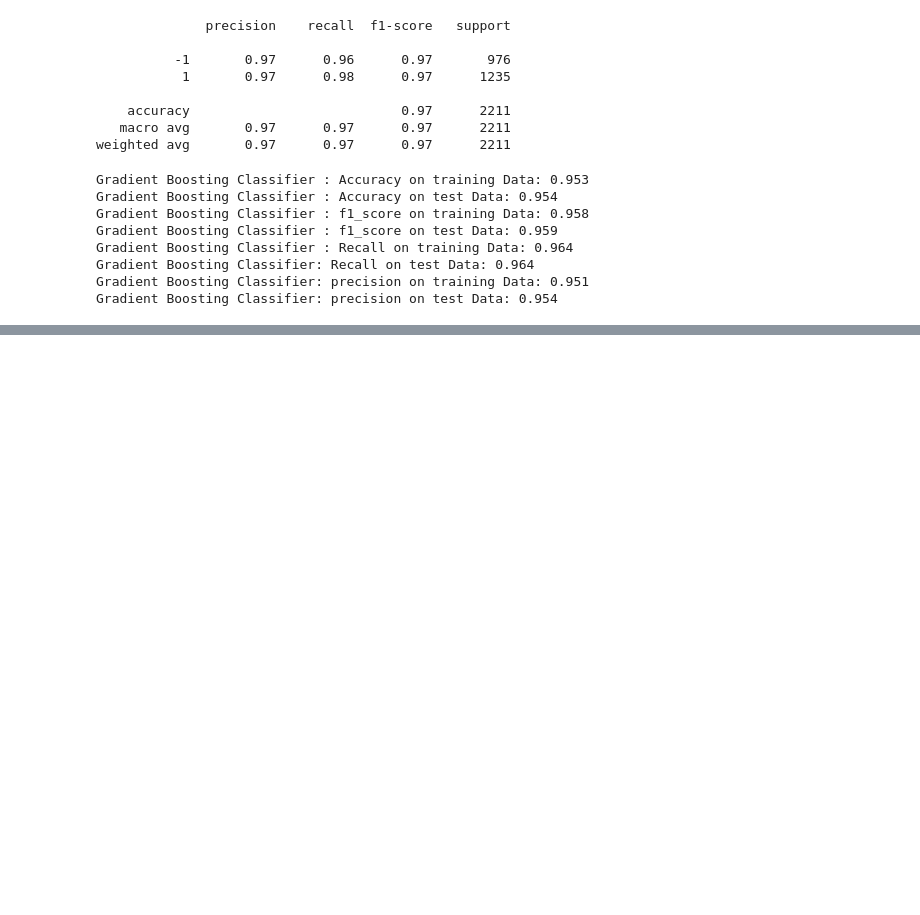
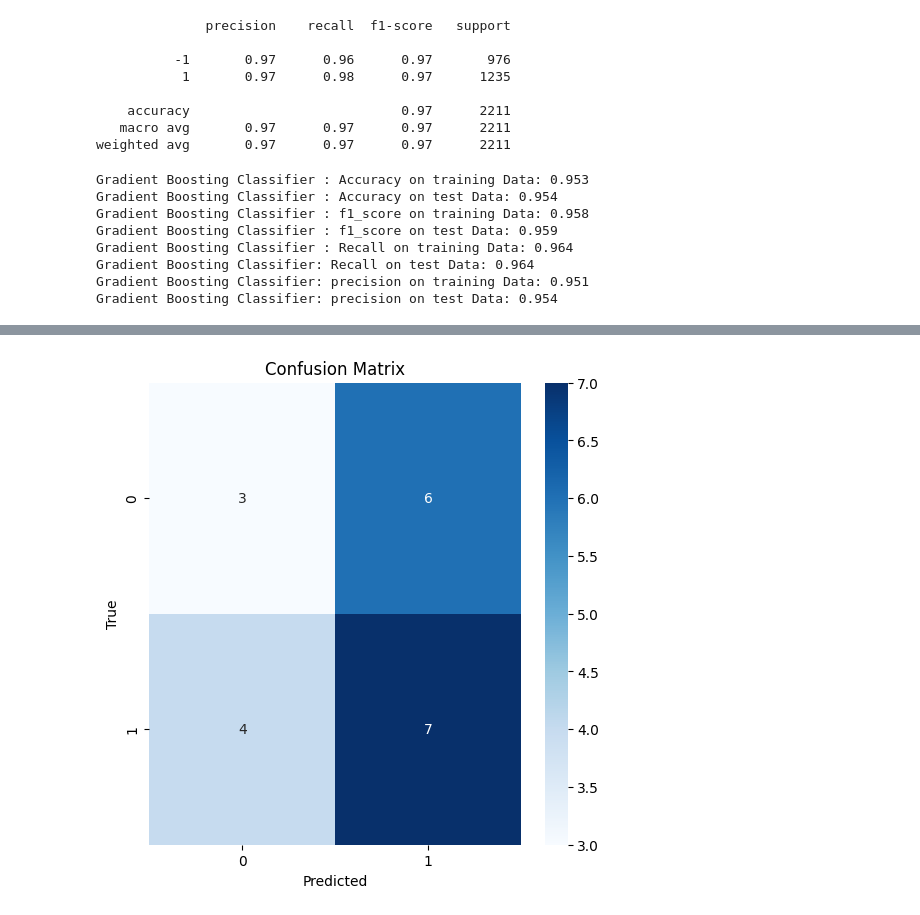
Before and after one commit to anchitya2002/Phising_Detection, a Jupyter notebook: Data_Understanding/project_phising.ipynb, the cells around one changed output, grey strips where cells are left out. Saved outputs shown, nothing was run; the diff lists cells and outputs as text; code cells hidden in the pictures; blank space fills up the shorter version.

```diff
--- a/Data_Understanding/project_phising.ipynb
+++ b/Data_Understanding/project_phising.ipynb
@@ -654,0 +816,4 @@ Gradient Boosting Classifier: precision on test Data: 0.954
+# %%
+num_epochs = 100
+learning_rate = 0.001
+criterion = nn.CrossEntropyLoss()
@@ -654,0 +884,25 @@ Gradient Boosting Classifier: precision on test Data: 0.954
+# %%
+from sklearn.metrics import confusion_matrix
+import matplotlib.pyplot as plt
+import seaborn as sns
+
+model.eval()
+all_preds = []
+all_labels = []
+
+with torch.no_grad():
+    for images, labels in test_loader:
+        outputs = model(images)
+        _, predicted = torch.max(outputs.data, 1)
+        all_preds.extend(predicted.cpu().numpy())
+        all_labels.extend(labels.cpu().numpy())
+
+cm = confusion_matrix(all_labels, all_preds)
+plt.figure(figsize=(6,6))
+sns.heatmap(cm, annot=True, fmt='d', cmap='Blues')
+plt.xlabel('Predicted')
+plt.ylabel('True')
+plt.title('Confusion Matrix')
+plt.show()
+# %% [output]
+[figure, added]
```
Also changed, not shown: parts of 15 cells of this notebook.
